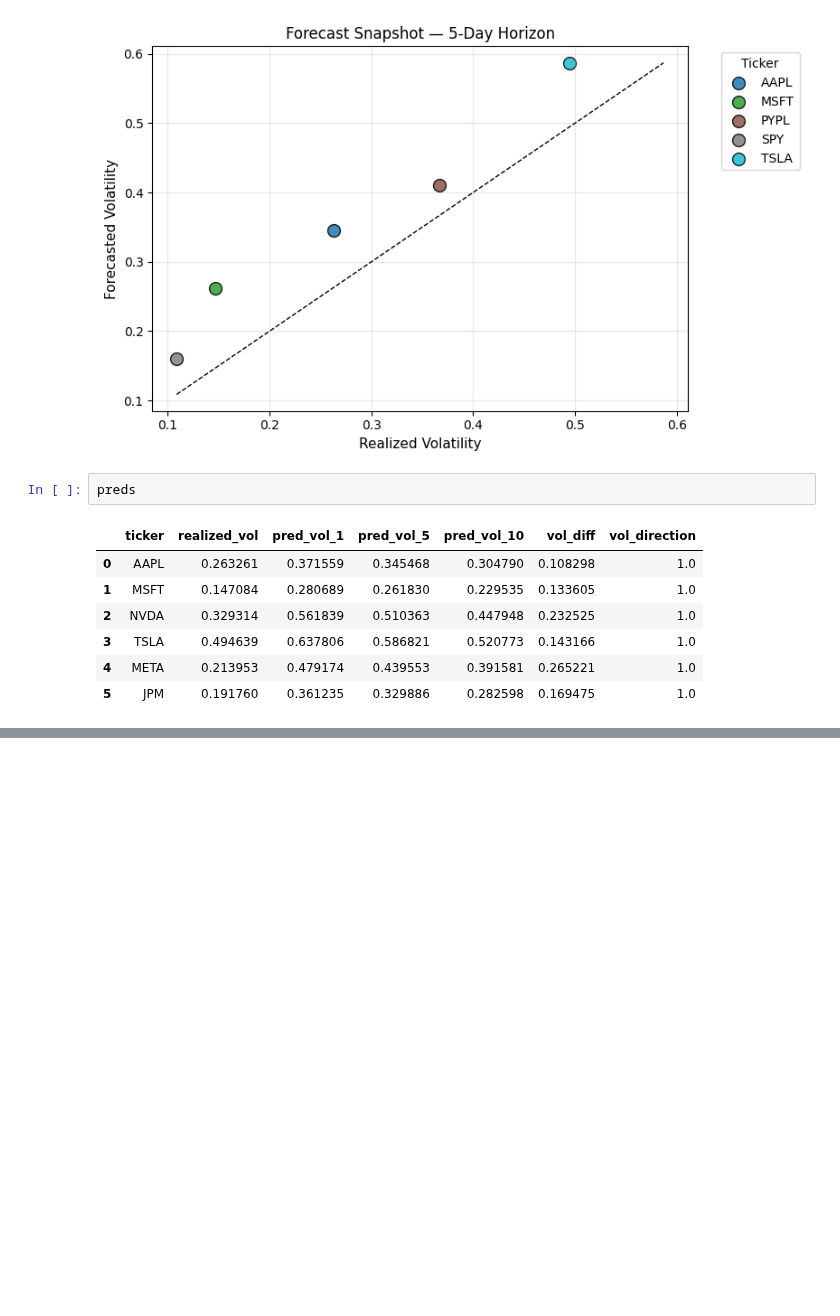
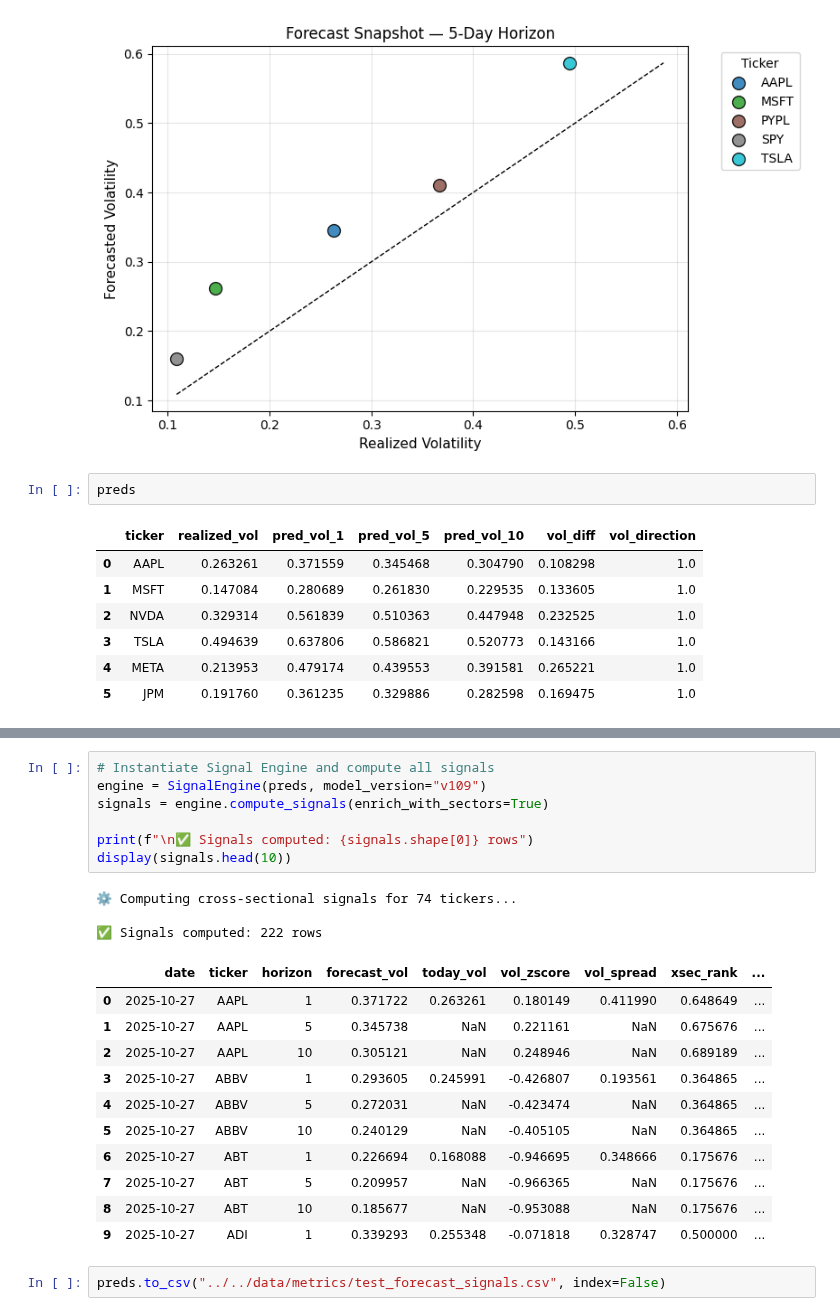
Before and after one commit to rahulmkarthik/VolSense, a Jupyter notebook: volsense_inference/notebooks/test_model_loader.ipynb, the cells around one changed output, grey strips where cells are left out. Drawn from its saved outputs; the diff is of its cells as text; blank space fills up the shorter version.

```diff
--- a/volsense_inference/notebooks/test_model_loader.ipynb
+++ b/volsense_inference/notebooks/test_model_loader.ipynb
@@ -133,0 +152,24 @@ signal_engine.plot_heatmap()
+# %%
+# Instantiate Signal Engine and compute all signals
+engine = SignalEngine(preds, model_version="v109")
+signals = engine.compute_signals(enrich_with_sectors=True)
+
+print(f"\n✅ Signals computed: {signals.shape[0]} rows")
+display(signals.head(10))
+# %% [output]
+⚙️ Computing cross-sectional signals for 74 tickers...
+
+✅ Signals computed: 222 rows
+|  | date | ticker | horizon | forecast_vol | today_vol | vol_zscore | vol_spread | xsec_rank | ... |
+| 0 | 2025-10-27 | AAPL | 1 | 0.371722 | 0.263261 | 0.180149 | 0.411990 | 0.648649 | ... |
+| 1 | 2025-10-27 | AAPL | 5 | 0.345738 | NaN | 0.221161 | NaN | 0.675676 | ... |
+| 2 | 2025-10-27 | AAPL | 10 | 0.305121 | NaN | 0.248946 | NaN | 0.689189 | ... |
+| 3 | 2025-10-27 | ABBV | 1 | 0.293605 | 0.245991 | -0.426807 | 0.193561 | 0.364865 | ... |
+| 4 | 2025-10-27 | ABBV | 5 | 0.272031 | NaN | -0.423474 | NaN | 0.364865 | ... |
+| 5 | 2025-10-27 | ABBV | 10 | 0.240129 | NaN | -0.405105 | NaN | 0.364865 | ... |
+| 6 | 2025-10-27 | ABT | 1 | 0.226694 | 0.168088 | -0.946695 | 0.348666 | 0.175676 | ... |
+| 7 | 2025-10-27 | ABT | 5 | 0.209957 | NaN | -0.966365 | NaN | 0.175676 | ... |
+| 8 | 2025-10-27 | ABT | 10 | 0.185677 | NaN | -0.953088 | NaN | 0.175676 | ... |
+| 9 | 2025-10-27 | ADI | 1 | 0.339293 | 0.255348 | -0.071818 | 0.328747 | 0.500000 | ... |
+# %%
+preds.to_csv("../../data/metrics/test_forecast_signals.csv", index=False)
```
Also changed, not shown: parts of 7 cells of this notebook.
